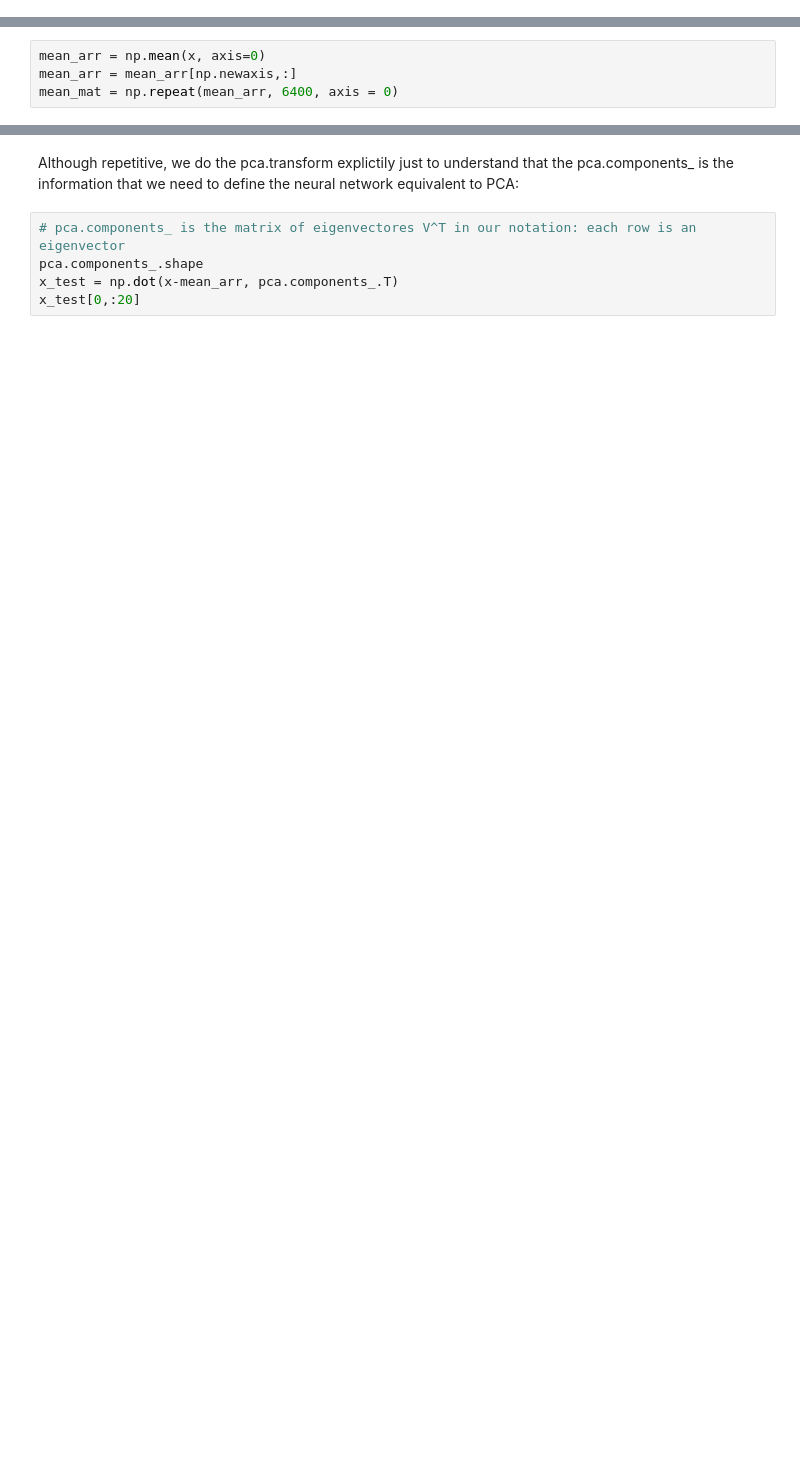
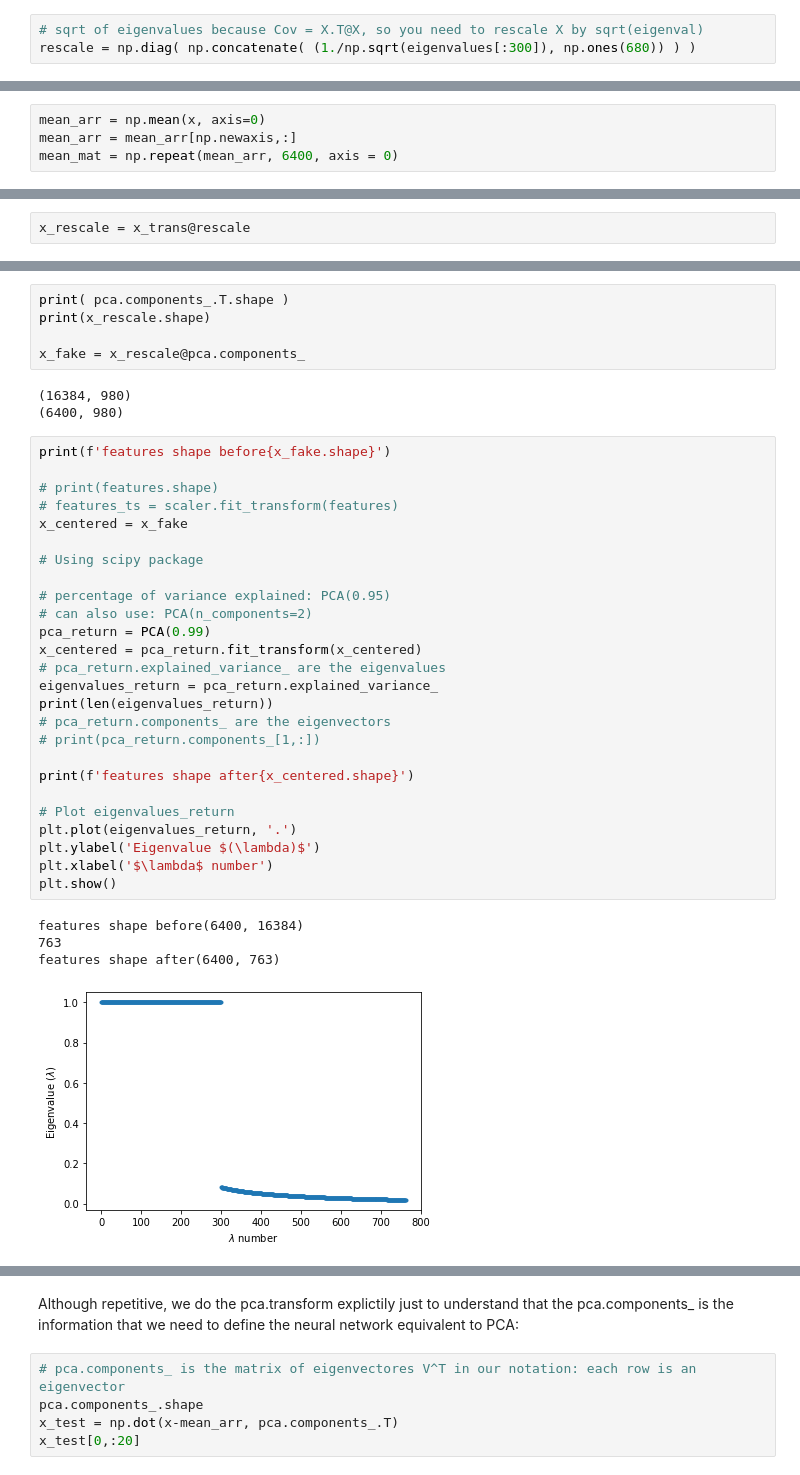
Before and after one commit to Fede112/patches, a Jupyter notebook: cae/output/activations/coding_analysis.ipynb, the cells around one changed output, grey strips where cells are left out. Drawn from its saved outputs; the diff is of its cells as text; blank space fills up the shorter version.

```diff
--- a/cae/output/activations/coding_analysis.ipynb
+++ b/cae/output/activations/coding_analysis.ipynb
@@ -127,0 +141,3 @@ features shape after(6400, 100)
+# %%
+# sqrt of eigenvalues because Cov = X.T@X, so you need to rescale X by sqrt(eigenval)
+rescale = np.diag( np.concatenate( (1./np.sqrt(eigenvalues[:300]), np.ones(680)) ) )
@@ -135,0 +178,2 @@ mean_trans = pca.transform(mean_mat)
+# %%
+x_rescale = x_trans@rescale
@@ -136,3 +190,42 @@ mean_trans = pca.transform(mean_mat)
+# %%
+print( pca.components_.T.shape )
+print(x_rescale.shape)
+
+x_fake = x_rescale@pca.components_
+# %% [output]
+(16384, 980)
+(6400, 980)
+# %%
+print(f'features shape before{x_fake.shape}')
+
+# print(features.shape)
+# features_ts = scaler.fit_transform(features)
+x_centered = x_fake
+
+# Using scipy package
+
+# percentage of variance explained: PCA(0.95)
+# can also use: PCA(n_components=2)
+pca_return = PCA(0.99)
+x_centered = pca_return.fit_transform(x_centered)
+# pca_return.explained_variance_ are the eigenvalues
+eigenvalues_return = pca_return.explained_variance_
+print(len(eigenvalues_return))
+# pca_return.components_ are the eigenvectors
+# print(pca_return.components_[1,:])
+
+print(f'features shape after{x_centered.shape}')
+
+# Plot eigenvalues_return
+plt.plot(eigenvalues_return, '.')
+plt.ylabel('Eigenvalue $(\lambda)$')
+plt.xlabel('$\lambda$ number')
+plt.show()
+# %% [output]
+features shape before(6400, 16384)
+763
+features shape after(6400, 763)
+[figure, added]
 # %%
 (x_trans - mean_trans)[0,:20]
 # %% [output]
```
Also changed, not shown: parts of 11 cells of this notebook, 3 other files.
